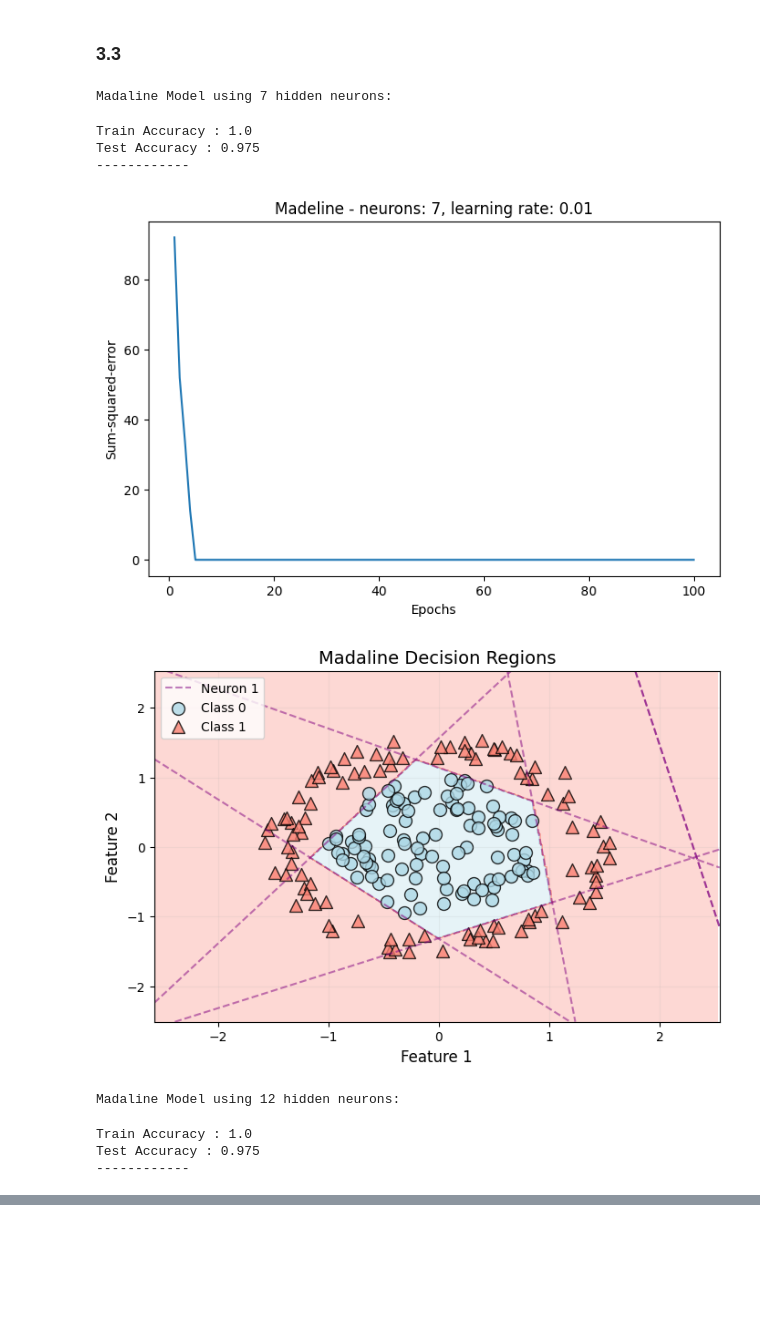
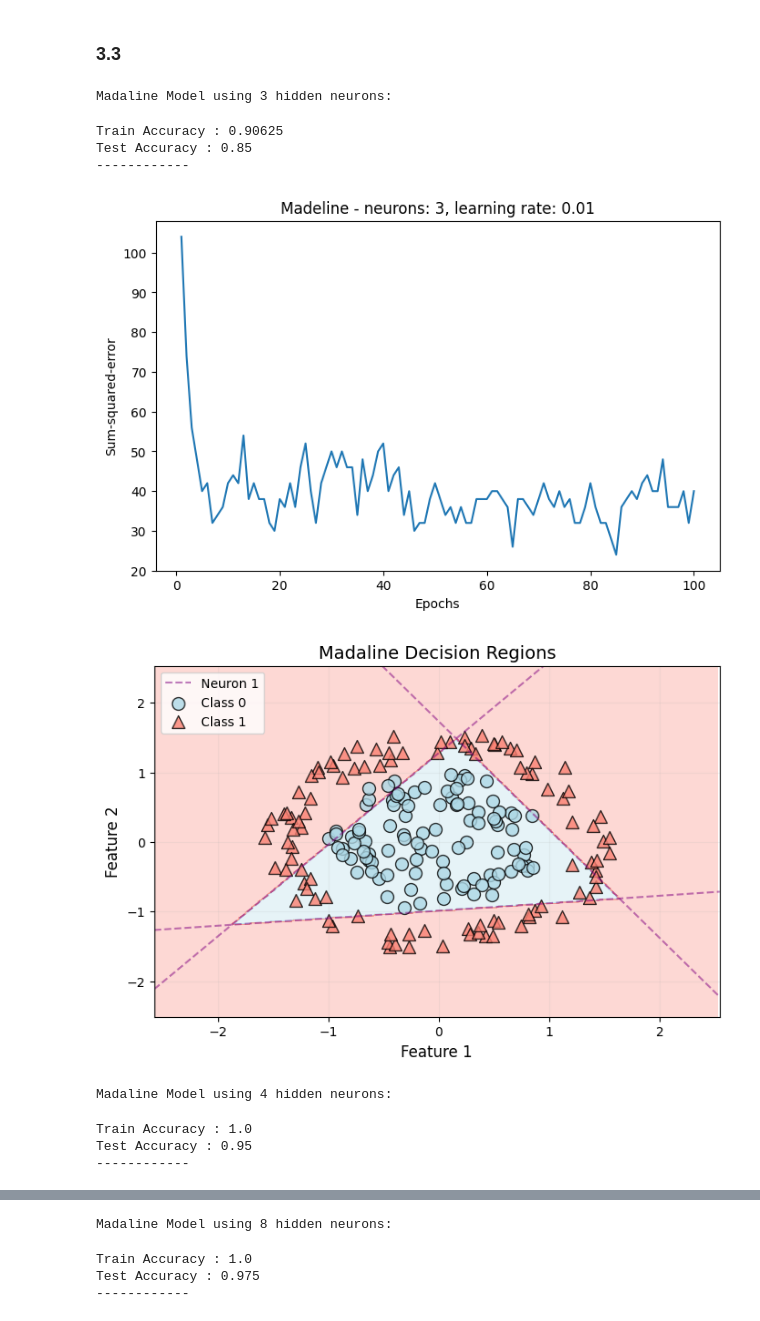
Before and after one commit to MAmin-y/Neural-Networks-and-Deep-Learning-Course-Projects-F2024, a Jupyter notebook: CA1/Q3.ipynb, the cells around one changed output, grey strips where cells are left out. Saved outputs shown, nothing was run; the diff lists cells and outputs as text; code cells hidden in the pictures; blank space fills up the shorter version.

```diff
--- a/CA1/Q3.ipynb
+++ b/CA1/Q3.ipynb
@@ -175,7 +175,7 @@ class Madaline:
             mask[max_activation_idx] = True
         else:
             # For negative labels, update all neurons with positive activation
-            mask = z_input > 0
+            mask = z_input >= 0
             target = -1.0
 
         errors = target - z_input[mask]
@@ -214,32 +214,32 @@ X_train, X_test, y_train, y_test = np.array(X_train), np.array(X_test), np.array
 y_train = np.where(y_train == 1, 1, -1)
 y_test = np.where(y_test == 1, 1, -1)
 # %%
-n_neurons = [7, 12]
+n_neurons = [3, 4, 8]
 
 for n in n_neurons:
     print(f"Madaline Model using {n} hidden neurons:")
     lr = 0.01
     epochs = 100
     model = Madaline(n, lr, epochs)
     model.fit(X_train, y_train)
 
     y_train_pred = model.predict(X_train)
     accuracy = accuracy_score(y_train, y_train_pred)
     print(f'Train Accuracy : {accuracy}')
 
     y_test_pred = model.predict(X_test)
     accuracy = accuracy_score(y_test, y_test_pred)
     print(f'Test Accuracy : {accuracy}\n------------')
     Utils.plot_errors(model.cost_per_epoch, f"Madeline - neurons: {n}, learning rate: {lr}")
     Utils.plot_decision_regions_madaline(X, Y, model)
 # %% [output]
-Madaline Model using 7 hidden neurons:
+Madaline Model using 3 hidden neurons:
-Train Accuracy : 1.0
-Test Accuracy : 0.975
+Train Accuracy : 0.90625
+Test Accuracy : 0.85
 ------------
-[figure, old version]
+[figure, new version]
-[figure, old version]
+[figure, new version]
-Madaline Model using 12 hidden neurons:
+Madaline Model using 4 hidden neurons:
 Train Accuracy : 1.0
-Test Accuracy : 0.975
+Test Accuracy : 0.95
 ------------
@@ -247,0 +248,4 @@ Test Accuracy : 0.975
+Madaline Model using 8 hidden neurons:
+Train Accuracy : 1.0
+Test Accuracy : 0.975
+------------
```
Also changed, not shown: parts of 1 cell of this notebook.
